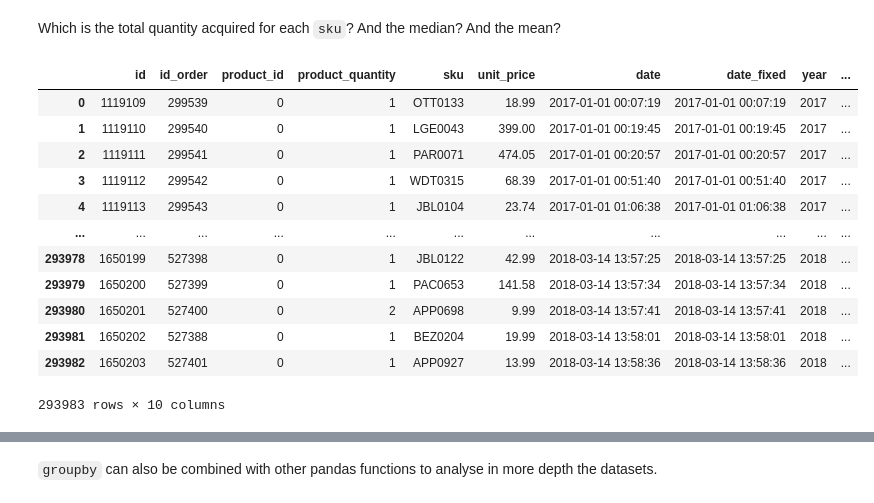
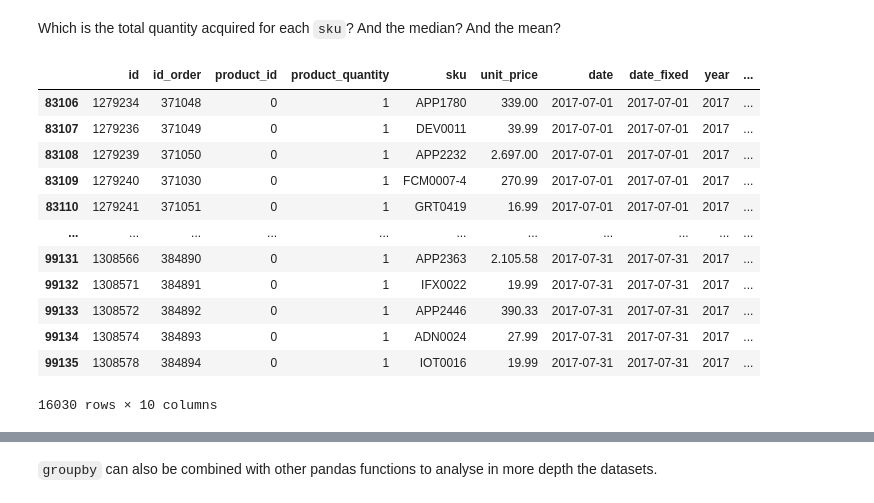
Before and after one commit to Anupama2022/My_python_scripts, a Jupyter notebook: Eniac Project II/2-data-aggregation-challenges.ipynb, the cells around one changed output, grey strips where cells are left out. Drawn from its saved outputs; the diff is of its cells as text; code cells hidden in the pictures.

```diff
--- a/Eniac Project II/2-data-aggregation-challenges.ipynb
+++ b/Eniac Project II/2-data-aggregation-challenges.ipynb
@@ -211,22 +159,26 @@ df
 Which is the total quantity acquired for each `sku`? And the median? And the mean?
 # %%
 df['date_fixed'] = pd.to_datetime(df.date)
+
 df['year'] = df.date_fixed.dt.year
 df['month'] = df.date_fixed.dt.month
-df
+#df.info()
+year_right = ((df['year']==2017) & (df['month']==7) )
+#df.loc[year_right,:]
+df[year_right]
 # %% [output]
 |  | id | id_order | product_id | product_quantity | sku | unit_price | date | date_fixed | year | ... |
-| 0 | 1119109 | 299539 | 0 | 1 | OTT0133 | 18.99 | 2017-01-01 00:07:19 | 2017-01-01 00:07:19 | 2017 | ... |
-| 1 | 1119110 | 299540 | 0 | 1 | LGE0043 | 399.00 | 2017-01-01 00:19:45 | 2017-01-01 00:19:45 | 2017 | ... |
-| 2 | 1119111 | 299541 | 0 | 1 | PAR0071 | 474.05 | 2017-01-01 00:20:57 | 2017-01-01 00:20:57 | 2017 | ... |
-| 3 | 1119112 | 299542 | 0 | 1 | WDT0315 | 68.39 | 2017-01-01 00:51:40 | 2017-01-01 00:51:40 | 2017 | ... |
-| 4 | 1119113 | 299543 | 0 | 1 | JBL0104 | 23.74 | 2017-01-01 01:06:38 | 2017-01-01 01:06:38 | 2017 | ... |
+| 83106 | 1279234 | 371048 | 0 | 1 | APP1780 | 339.00 | 2017-07-01 | 2017-07-01 | 2017 | ... |
+| 83107 | 1279236 | 371049 | 0 | 1 | DEV0011 | 39.99 | 2017-07-01 | 2017-07-01 | 2017 | ... |
+| 83108 | 1279239 | 371050 | 0 | 1 | APP2232 | 2.697.00 | 2017-07-01 | 2017-07-01 | 2017 | ... |
+| 83109 | 1279240 | 371030 | 0 | 1 | FCM0007-4 | 270.99 | 2017-07-01 | 2017-07-01 | 2017 | ... |
+| 83110 | 1279241 | 371051 | 0 | 1 | GRT0419 | 16.99 | 2017-07-01 | 2017-07-01 | 2017 | ... |
 | ... | ... | ... | ... | ... | ... | ... | ... | ... | ... | ... |
-| 293978 | 1650199 | 527398 | 0 | 1 | JBL0122 | 42.99 | 2018-03-14 13:57:25 | 2018-03-14 13:57:25 | 2018 | ... |
-| 293979 | 1650200 | 527399 | 0 | 1 | PAC0653 | 141.58 | 2018-03-14 13:57:34 | 2018-03-14 13:57:34 | 2018 | ... |
-| 293980 | 1650201 | 527400 | 0 | 2 | APP0698 | 9.99 | 2018-03-14 13:57:41 | 2018-03-14 13:57:41 | 2018 | ... |
-| 293981 | 1650202 | 527388 | 0 | 1 | BEZ0204 | 19.99 | 2018-03-14 13:58:01 | 2018-03-14 13:58:01 | 2018 | ... |
-| 293982 | 1650203 | 527401 | 0 | 1 | APP0927 | 13.99 | 2018-03-14 13:58:36 | 2018-03-14 13:58:36 | 2018 | ... |
+| 99131 | 1308566 | 384890 | 0 | 1 | APP2363 | 2.105.58 | 2017-07-31 | 2017-07-31 | 2017 | ... |
+| 99132 | 1308571 | 384891 | 0 | 1 | IFX0022 | 19.99 | 2017-07-31 | 2017-07-31 | 2017 | ... |
+| 99133 | 1308572 | 384892 | 0 | 1 | APP2446 | 390.33 | 2017-07-31 | 2017-07-31 | 2017 | ... |
+| 99134 | 1308574 | 384893 | 0 | 1 | ADN0024 | 27.99 | 2017-07-31 | 2017-07-31 | 2017 | ... |
+| 99135 | 1308578 | 384894 | 0 | 1 | IOT0016 | 19.99 | 2017-07-31 | 2017-07-31 | 2017 | ... |
-293983 rows × 10 columns
+16030 rows × 10 columns
 # %%
 df.groupby(['sku']).agg({'product_quantity':['count', 'sum','median','mean']})
```
Also changed, not shown: parts of 9 cells of this notebook, 2 other files.
